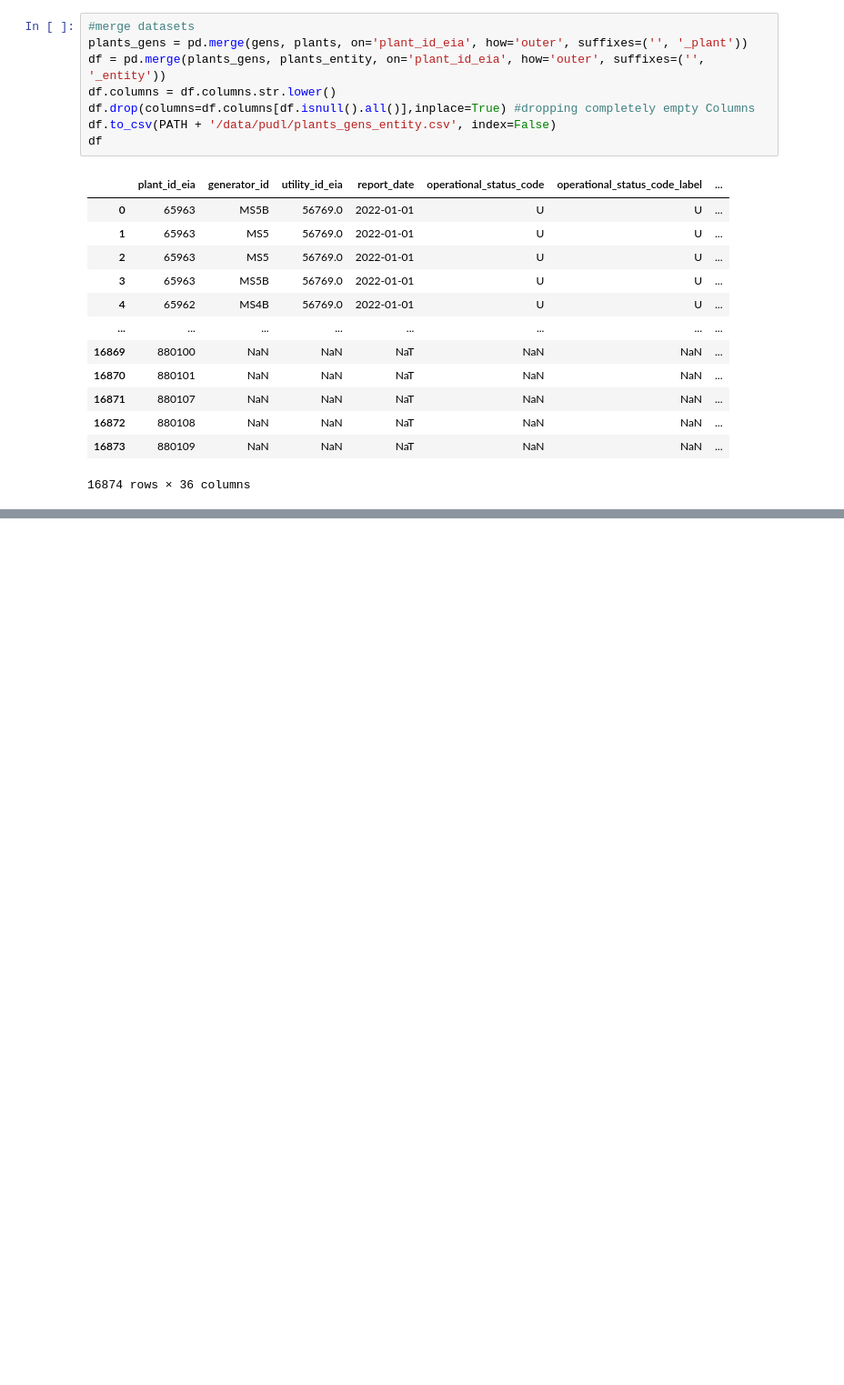
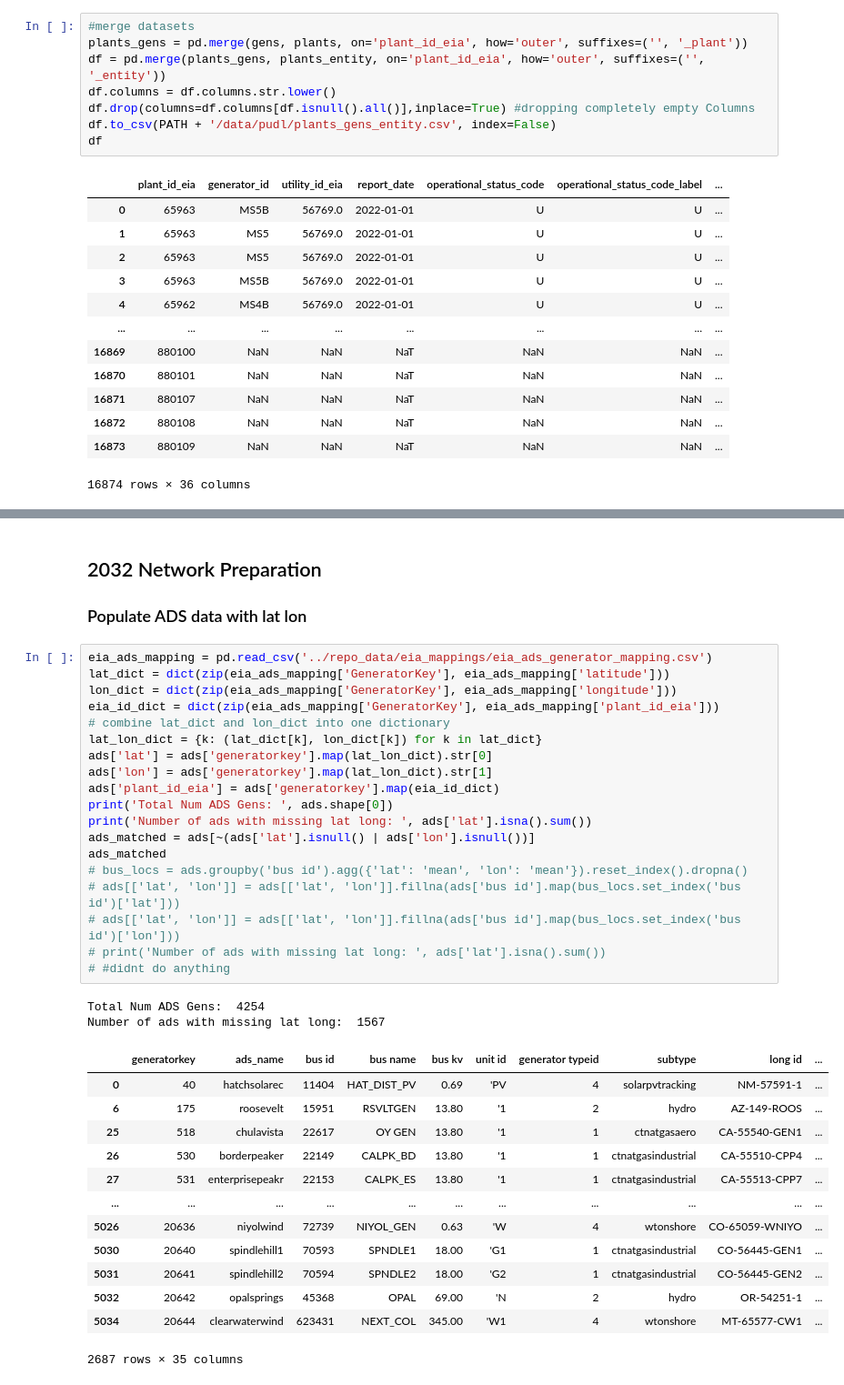
Before and after one commit to PyPSA/pypsa-usa, a Jupyter notebook: workflow/notebooks/plant_matching.ipynb, the cells around one changed output, grey strips where cells are left out. Shown at 91% size. Cells and saved outputs as stored; diff of their text form; blank space fills up the shorter version.

```diff
--- a/workflow/notebooks/plant_matching.ipynb
+++ b/workflow/notebooks/plant_matching.ipynb
@@ -460,0 +256,38 @@ merged_manual[['GeneratorKey', 'Name', 'plant_name_eia', 'plant_id_eia', 'Long N
+# %% [markdown]
+## 2032 Network Preparation
+### Populate ADS data with lat lon
+# %%
+eia_ads_mapping = pd.read_csv('../repo_data/eia_mappings/eia_ads_generator_mapping.csv')
+lat_dict = dict(zip(eia_ads_mapping['GeneratorKey'], eia_ads_mapping['latitude']))
+lon_dict = dict(zip(eia_ads_mapping['GeneratorKey'], eia_ads_mapping['longitude']))
+eia_id_dict = dict(zip(eia_ads_mapping['GeneratorKey'], eia_ads_mapping['plant_id_eia']))
+# combine lat_dict and lon_dict into one dictionary
+lat_lon_dict = {k: (lat_dict[k], lon_dict[k]) for k in lat_dict}
+ads['lat'] = ads['generatorkey'].map(lat_lon_dict).str[0]
+ads['lon'] = ads['generatorkey'].map(lat_lon_dict).str[1]
+ads['plant_id_eia'] = ads['generatorkey'].map(eia_id_dict)
+print('Total Num ADS Gens: ', ads.shape[0])
+print('Number of ads with missing lat long: ', ads['lat'].isna().sum())
+ads_matched = ads[~(ads['lat'].isnull() | ads['lon'].isnull())]
+ads_matched
+# bus_locs = ads.groupby('bus id').agg({'lat': 'mean', 'lon': 'mean'}).reset_index().dropna()
+# ads[['lat', 'lon']] = ads[['lat', 'lon']].fillna(ads['bus id'].map(bus_locs.set_index('bus id')['lat']))
+# ads[['lat', 'lon']] = ads[['lat', 'lon']].fillna(ads['bus id'].map(bus_locs.set_index('bus id')['lon']))
+# print('Number of ads with missing lat long: ', ads['lat'].isna().sum())
+# #didnt do anything
+# %% [output]
+Total Num ADS Gens:  4254
+Number of ads with missing lat long:  1567
+|  | generatorkey | ads_name | bus id | bus name | bus kv | unit id | generator typeid | subtype | long id | ... |
+| 0 | 40 | hatchsolarec | 11404 | HAT_DIST_PV | 0.69 | 'PV | 4 | solarpvtracking | NM-57591-1 | ... |
+| 6 | 175 | roosevelt | 15951 | RSVLTGEN | 13.80 | '1 | 2 | hydro | AZ-149-ROOS | ... |
+| 25 | 518 | chulavista | 22617 | OY GEN | 13.80 | '1 | 1 | ctnatgasaero | CA-55540-GEN1 | ... |
+| 26 | 530 | borderpeaker | 22149 | CALPK_BD | 13.80 | '1 | 1 | ctnatgasindustrial | CA-55510-CPP4 | ... |
+| 27 | 531 | enterprisepeakr | 22153 | CALPK_ES | 13.80 | '1 | 1 | ctnatgasindustrial | CA-55513-CPP7 | ... |
+| ... | ... | ... | ... | ... | ... | ... | ... | ... | ... | ... |
+| 5026 | 20636 | niyolwind | 72739 | NIYOL_GEN | 0.63 | 'W | 4 | wtonshore | CO-65059-WNIYO | ... |
+| 5030 | 20640 | spindlehill1 | 70593 | SPNDLE1 | 18.00 | 'G1 | 1 | ctnatgasindustrial | CO-56445-GEN1 | ... |
+| 5031 | 20641 | spindlehill2 | 70594 | SPNDLE2 | 18.00 | 'G2 | 1 | ctnatgasindustrial | CO-56445-GEN2 | ... |
+| 5032 | 20642 | opalsprings | 45368 | OPAL | 69.00 | 'N | 2 | hydro | OR-54251-1 | ... |
+| 5034 | 20644 | clearwaterwind | 623431 | NEXT_COL | 345.00 | 'W1 | 4 | wtonshore | MT-65577-CW1 | ... |
+2687 rows × 35 columns
```
Also changed, not shown: parts of 50 cells of this notebook, 12 other files.
